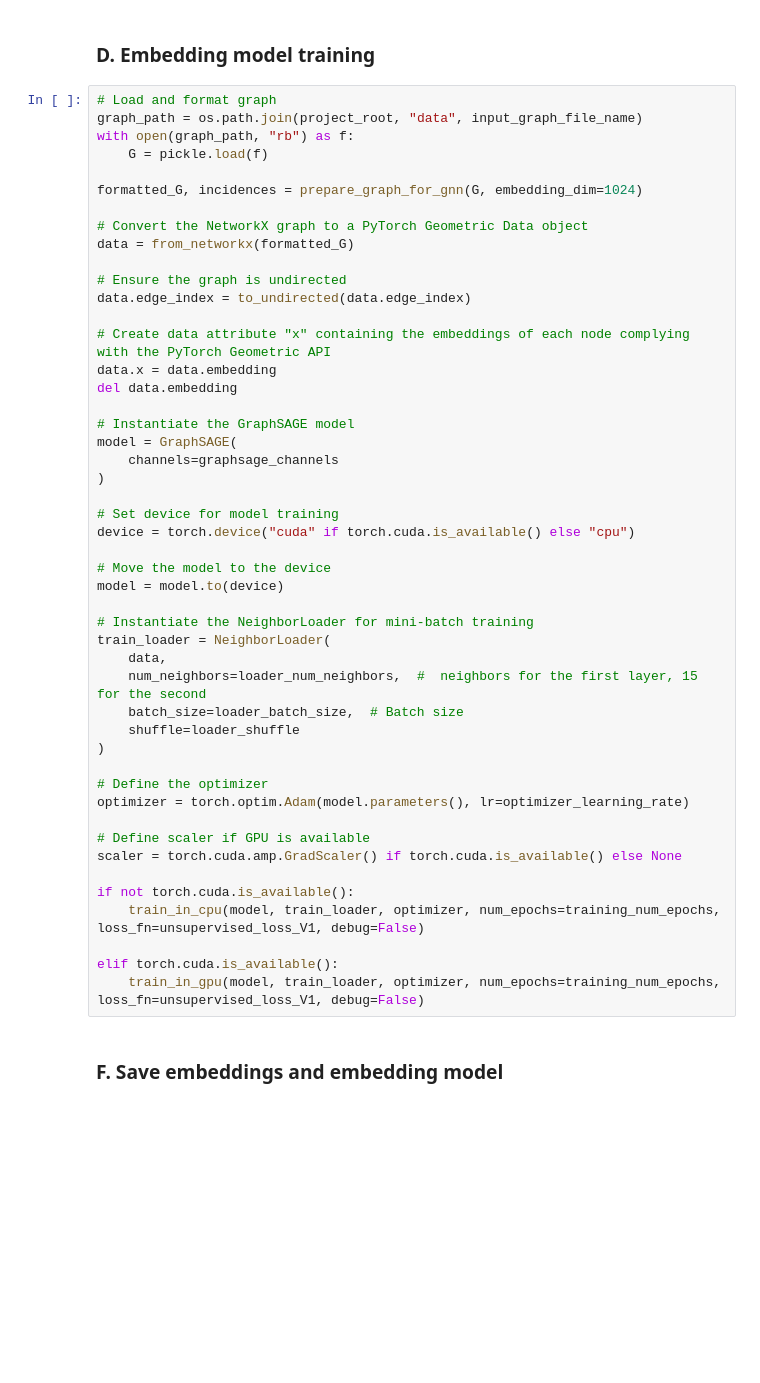
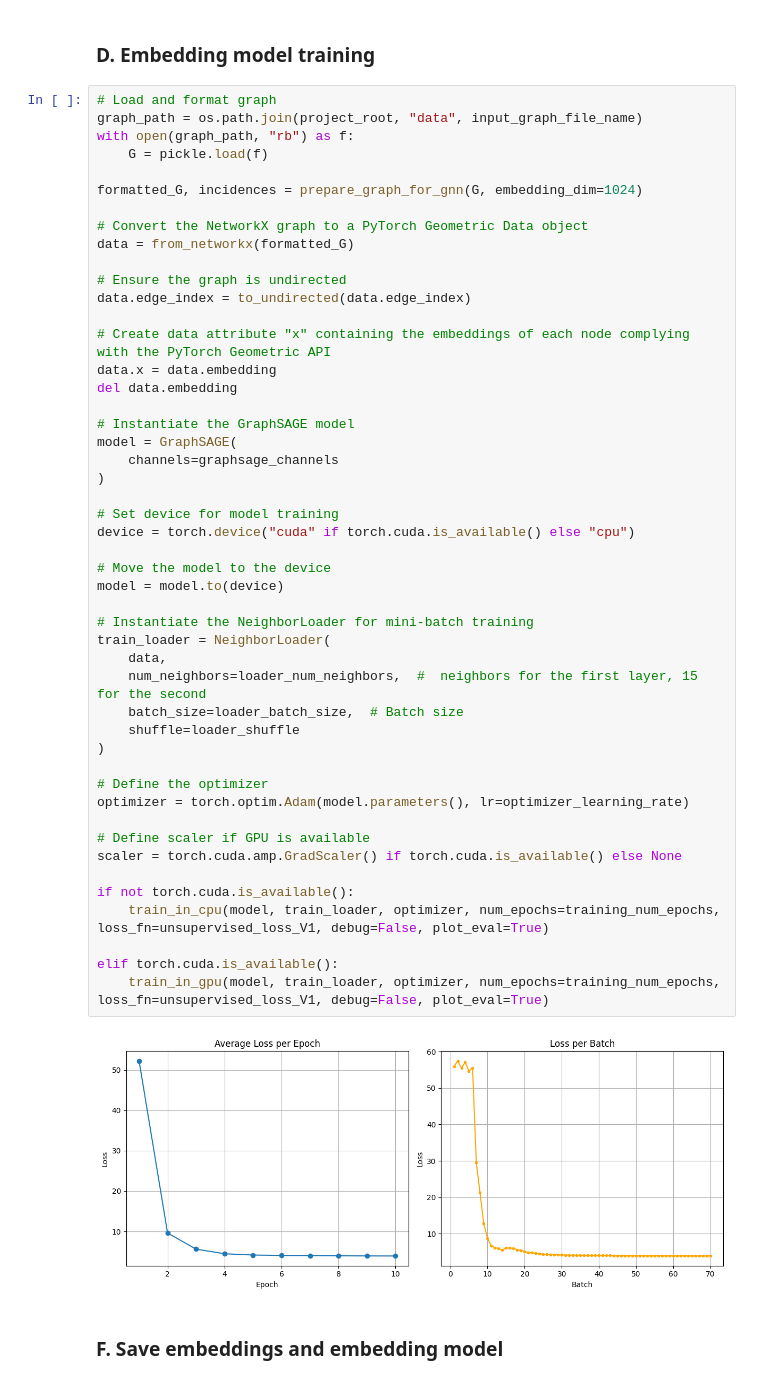
Before and after one commit to dev-mbarq/GraphRAG-internship-Diego, a Jupyter notebook: notebooks/graphsage_embeddings.ipynb, the cells around one changed output. Saved outputs shown, nothing was run; the diff lists cells and outputs as text; blank space fills up the shorter version.

```diff
--- a/notebooks/graphsage_embeddings.ipynb
+++ b/notebooks/graphsage_embeddings.ipynb
@@ -79,35 +85,37 @@ data.x = data.embedding
 del data.embedding
 
 # Instantiate the GraphSAGE model
 model = GraphSAGE(
     channels=graphsage_channels
 )
 
 # Set device for model training
 device = torch.device("cuda" if torch.cuda.is_available() else "cpu")
 
 # Move the model to the device
 model = model.to(device)
 
 # Instantiate the NeighborLoader for mini-batch training
 train_loader = NeighborLoader(
     data,
     num_neighbors=loader_num_neighbors,  #  neighbors for the first layer, 15 for the second
     batch_size=loader_batch_size,  # Batch size
     shuffle=loader_shuffle
 )
 
 # Define the optimizer
 optimizer = torch.optim.Adam(model.parameters(), lr=optimizer_learning_rate)
 
 # Define scaler if GPU is available
 scaler = torch.cuda.amp.GradScaler() if torch.cuda.is_available() else None
 
 if not torch.cuda.is_available():
-    train_in_cpu(model, train_loader, optimizer, num_epochs=training_num_epochs, loss_fn=unsupervised_loss_V1, debug=False)
+    train_in_cpu(model, train_loader, optimizer, num_epochs=training_num_epochs, loss_fn=unsupervised_loss_V1, debug=False, plot_eval=True)
 
 elif torch.cuda.is_available():
-    train_in_gpu(model, train_loader, optimizer, num_epochs=training_num_epochs, loss_fn=unsupervised_loss_V1, debug=False)
+    train_in_gpu(model, train_loader, optimizer, num_epochs=training_num_epochs, loss_fn=unsupervised_loss_V1, debug=False, plot_eval=True)
+# %% [output]
+[figure, added]
 # %% [markdown]
 ### F. Save embeddings and embedding model
 # %%
```
Also changed, not shown: parts of 2 cells of this notebook.
